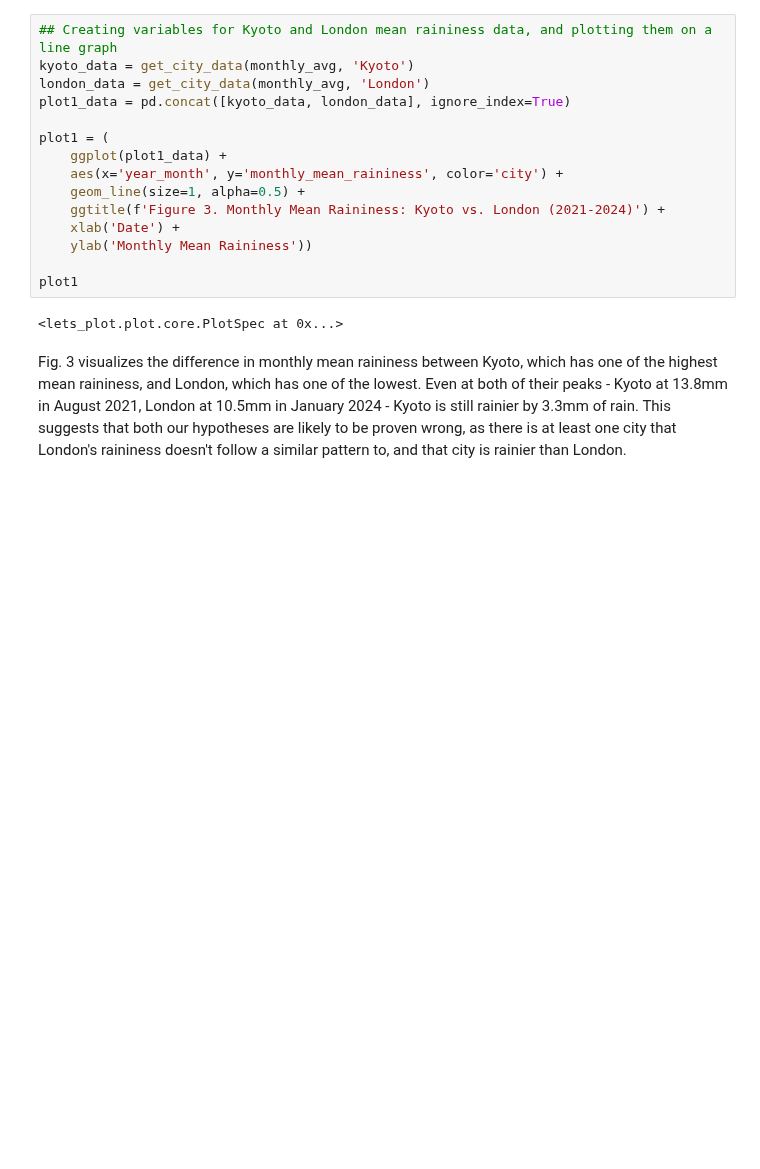
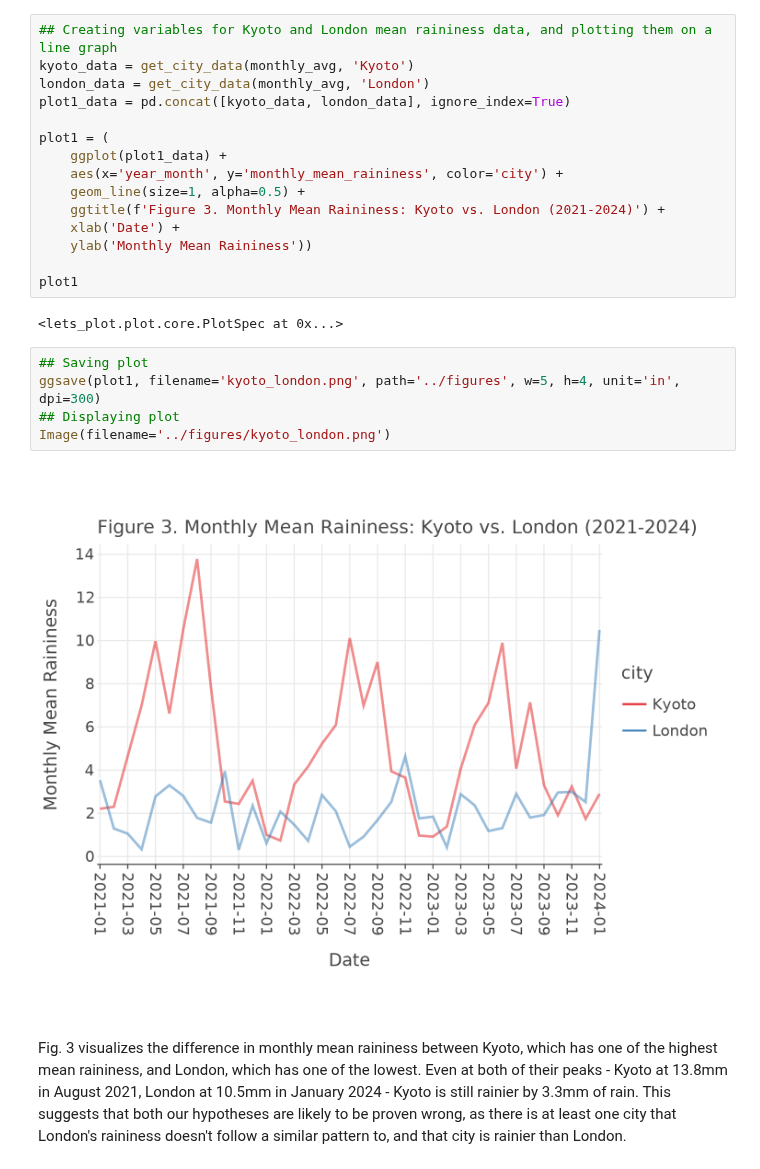
Before and after one commit to deyavuz/ds105a-weather-research, a Jupyter notebook: code/NB02-Raininess-Index.ipynb, the cells around one changed output. Drawn from its saved outputs; the diff is of its cells as text; blank space fills up the shorter version.

```diff
--- a/code/NB02-Raininess-Index.ipynb
+++ b/code/NB02-Raininess-Index.ipynb
@@ -115,6 +124,13 @@ plot1 = (
 plot1
 # %% [output]
 <lets_plot.plot.core.PlotSpec at 0x...>
+# %%
+## Saving plot
+ggsave(plot1, filename='kyoto_london.png', path='../figures', w=5, h=4, unit='in', dpi=300)
+## Displaying plot
+Image(filename='../figures/kyoto_london.png')
+# %% [output]
+[figure, added]
 # %% [markdown]
 Fig. 3 visualizes the difference in monthly mean raininess between Kyoto, which has one of the highest mean raininess, and London, which has one of the lowest. Even at both of their peaks - Kyoto at 13.8mm in August 2021, London at 10.5mm in January 2024 - Kyoto is still rainier by 3.3mm of rain. This suggests that both our hypotheses are likely to be proven wrong, as there is at least one city that London's raininess doesn't follow a similar pattern to, and that city is rainier than London.
 # %%
```
Also changed, not shown: parts of 2 cells of this notebook.
